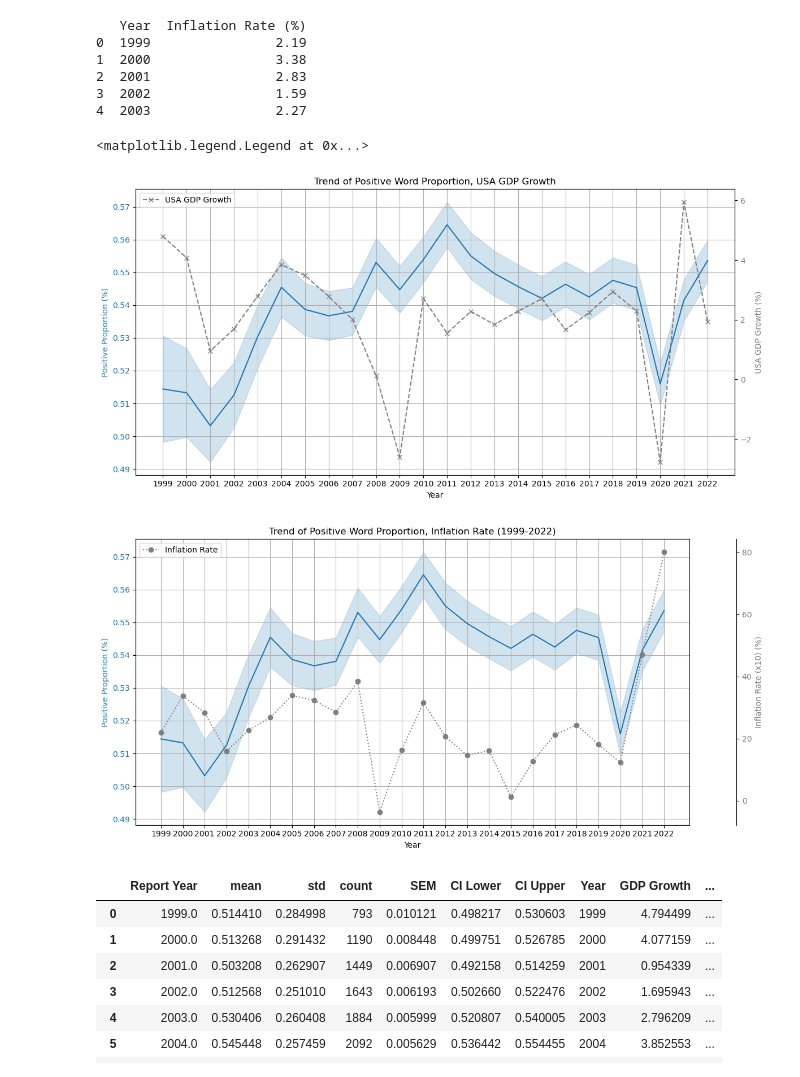
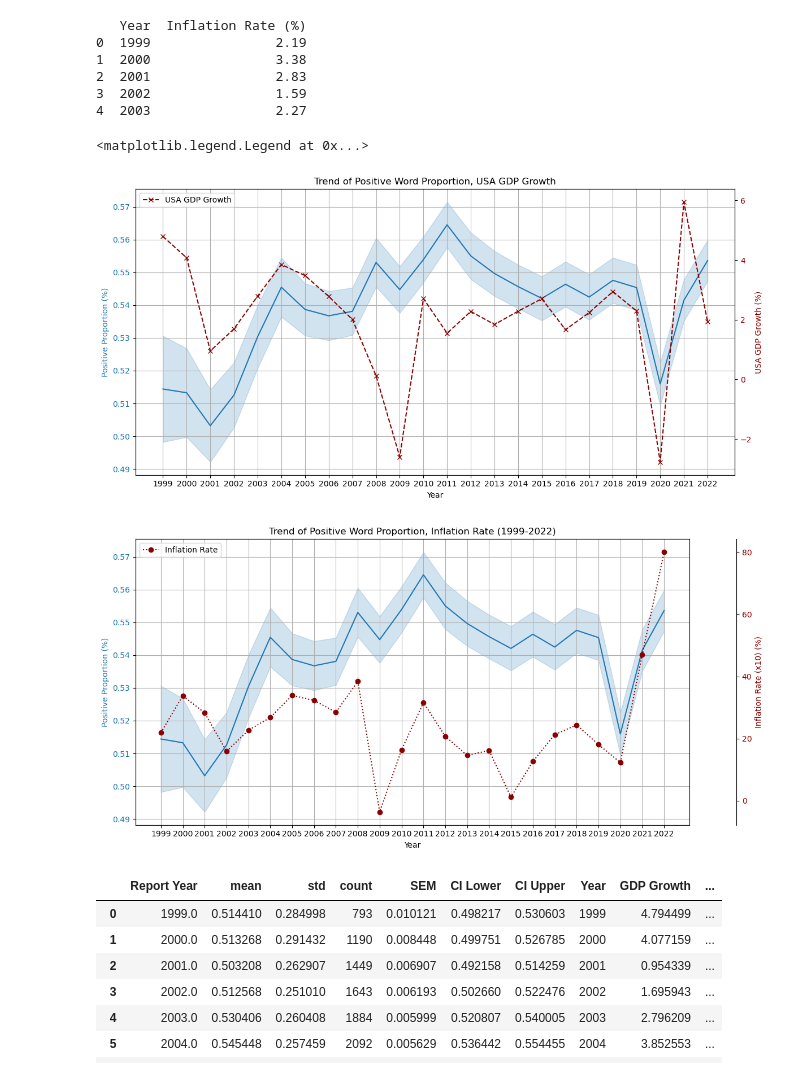
Before and after one commit to ethancn01/10ksentimentalanalysis, a Jupyter notebook: EDA.ipynb, the cells around one changed output. Cells and saved outputs as stored; diff of their text form; code cells hidden in the pictures.

```diff
--- a/EDA.ipynb
+++ b/EDA.ipynb
@@ -89,35 +89,35 @@ merged_data = merged_data.merge(inflation, on='Year')
 # Adjust scale of inflation data to make it comparable
 inflation_scaled = merged_data['Inflation Rate (%)'] * 10  # Scale inflation data for better visualization
 
 # Plot with a shared x-axis and two different y-axes
 fig, ax1 = plt.subplots(figsize=(12, 6))
 
 # Plotting the Positive Proportion (%) with its Confidence Interval
 color = 'tab:blue'
 ax1.set_xlabel('Year')
 ax1.set_ylabel('Positive Proportion (%)', color=color)
 ax1.plot(merged_data['Report Year'], merged_data['mean'], color=color, label='Mean Positive Proportion')
 ax1.fill_between(merged_data['Report Year'], merged_data['CI Lower'], merged_data['CI Upper'], color=color, alpha=0.2, label='89% Confidence Interval')
 ax1.tick_params(axis='y', labelcolor=color)
 
 # Plotting the USA GDP Growth on the second y-axis
 ax2 = ax1.twinx()
-color = 'tab:grey'
+color = '#8B0000'
 ax2.set_ylabel('USA GDP Growth (%)', color=color)
 ax2.plot(merged_data['Year'], merged_data['GDP Growth'], color=color, linestyle='--', marker='x', label='USA GDP Growth')
 ax2.tick_params(axis='y', labelcolor=color)
 
 
 
 # Adding titles and layout adjustments
 plt.title('Trend of Positive Word Proportion, USA GDP Growth')
 ax1.grid(True)
 fig.tight_layout()
 plt.xticks(merged_data['Report Year'])
 plt.legend(loc='upper left')
 # %% [output]
 <matplotlib.legend.Legend at 0x...>
-[figure, old version]
+[figure, new version]
 # %%
 import pandas as pd
 import numpy as np
@@ -142,7 +142,7 @@ ax1.tick_params(axis='y', labelcolor=color)
 
 # Plotting the Inflation Rate on the second y-axis
 ax2 = ax1.twinx()
-color = 'tab:grey'
+color = '#8B0000'
 ax2.set_ylabel('Inflation Rate (x10) (%)', color=color)
 ax2.plot(merged_data['Year'], inflation_scaled, color=color, linestyle=':', marker='o', label='Inflation Rate')
 ax2.tick_params(axis='y', labelcolor=color)
@@ -158,7 +158,7 @@ plt.legend(loc='upper left')
 plt.xticks(merged_data['Report Year'])
 plt.show()
 # %% [output]
-[figure, old version]
+[figure, new version]
 # %%
 merged_data
 # %% [output]
```
